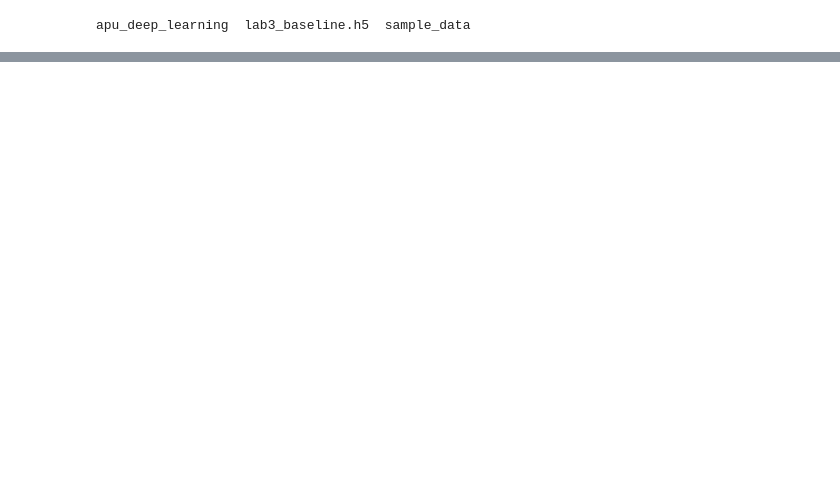
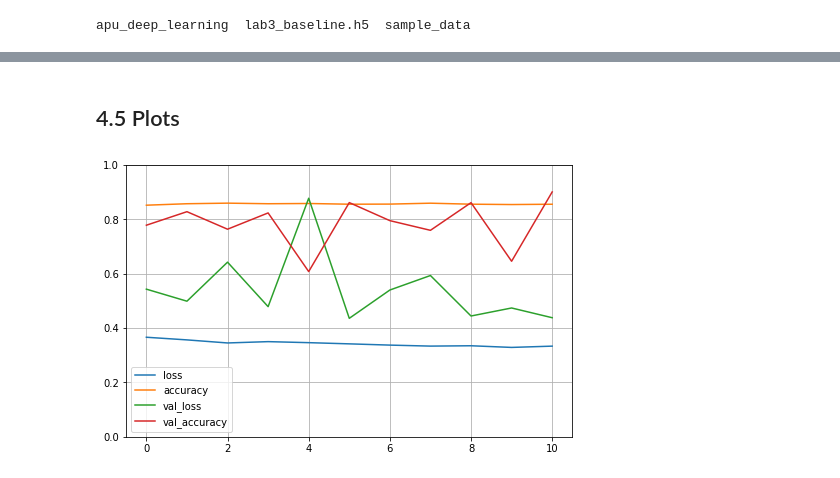
Before and after one commit to nopynospy/apu_deep_learning, a Jupyter notebook: Lab_3.ipynb, the cells around one changed output, grey strips where cells are left out. Cells and saved outputs as stored; diff of their text form; code cells hidden in the pictures; blank space fills up the shorter version.

Commit message:
Complete Lab 3 baseline with plots and evaluation

```diff
--- a/Lab_3.ipynb
+++ b/Lab_3.ipynb
@@ -156,0 +154,6 @@ model = keras.models.load_model('lab3_baseline.h5')
+# %%
+model.compile(loss='binary_crossentropy', optimizer='adam', metrics=['accuracy'])
+# %%
+early_stopping_monitor = EarlyStopping(monitor='val_loss', mode='min', verbose=1, patience=5)
+
+history = model.fit(X_train, y_train_cat, validation_split=0.25, epochs = 50,  batch_size = 32, callbacks=[early_stopping_monitor], verbose = 1)
@@ -156,0 +203,16 @@ model = keras.models.load_model('lab3_baseline.h5')
+# %% [markdown]
+## 4.5 Plots
+# %%
+# to plot one of the performance metrics
+from matplotlib import pyplot
+from PIL import Image
+
+def plot_acc_loss(hist):
+  pd.DataFrame(hist.history).plot(figsize=(8, 5))
+  plt.grid(True)
+  plt.gca().set_ylim(0, 1)
+  plt.show()
+
+plot_acc_loss(history)
+# %% [output]
+[figure, added]
```
Also changed, not shown: parts of 15 cells of this notebook.
